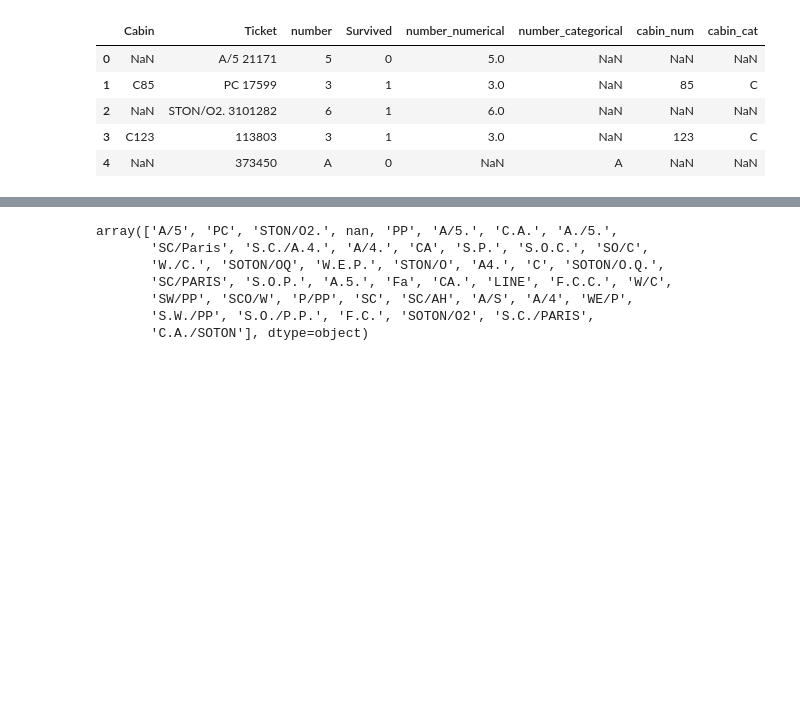
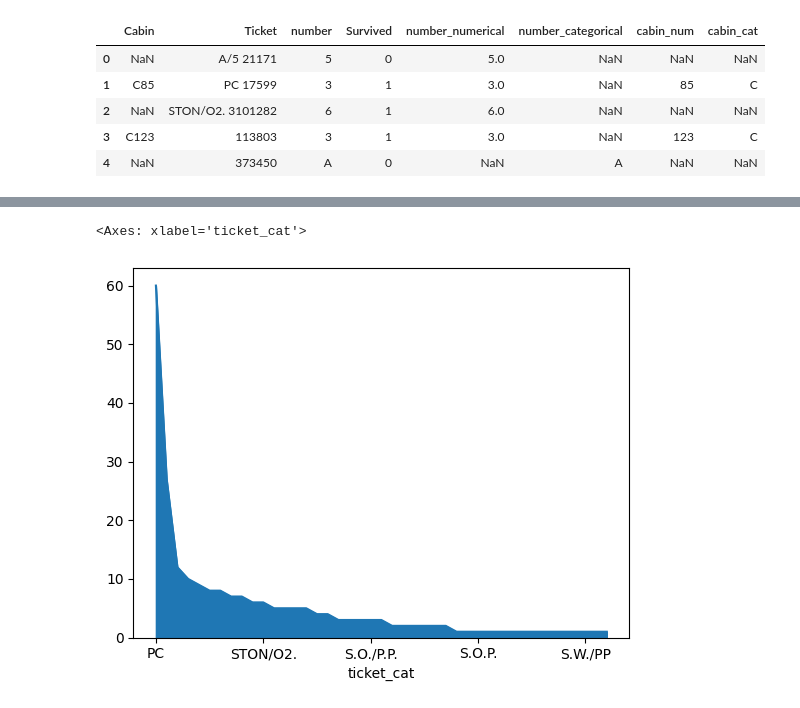
Before and after one commit to RaunakSachdeva2004/ML-100-Days, a Jupyter notebook: day33-handling mixed variables/code.ipynb, the cells around one changed output, grey strips where cells are left out. Saved outputs shown, nothing was run; the diff lists cells and outputs as text; code cells hidden in the pictures; blank space fills up the shorter version.

```diff
--- a/day33-handling mixed variables/code.ipynb
+++ b/day33-handling mixed variables/code.ipynb
@@ -126,13 +128,8 @@ df.head(20)
 | 17 | NaN | 244373 | 2 | 1 | 2.0 | NaN | NaN | NaN | ... |
 | 18 | NaN | 345763 | 5 | 0 | 5.0 | NaN | NaN | NaN | ... |
 | 19 | NaN | 2649 | 4 | 1 | 4.0 | NaN | NaN | NaN | ... |
-# %%
-df['ticket_cat'].unique()
-# %% [output]
-array(['A/5', 'PC', 'STON/O2.', nan, 'PP', 'A/5.', 'C.A.', 'A./5.',
-       'SC/Paris', 'S.C./A.4.', 'A/4.', 'CA', 'S.P.', 'S.O.C.', 'SO/C',
-       'W./C.', 'SOTON/OQ', 'W.E.P.', 'STON/O', 'A4.', 'C', 'SOTON/O.Q.',
-       'SC/PARIS', 'S.O.P.', 'A.5.', 'Fa', 'CA.', 'LINE', 'F.C.C.', 'W/C',
-       'SW/PP', 'SCO/W', 'P/PP', 'SC', 'SC/AH', 'A/S', 'A/4', 'WE/P',
-       'S.W./PP', 'S.O./P.P.', 'F.C.', 'SOTON/O2', 'S.C./PARIS',
-       'C.A./SOTON'], dtype=object)
+# %%
+df['ticket_cat'].value_counts().plot(kind="area")
+# %% [output]
+<Axes: xlabel='ticket_cat'>
+[figure, added]
```
Also changed, not shown: parts of 3 cells of this notebook.
